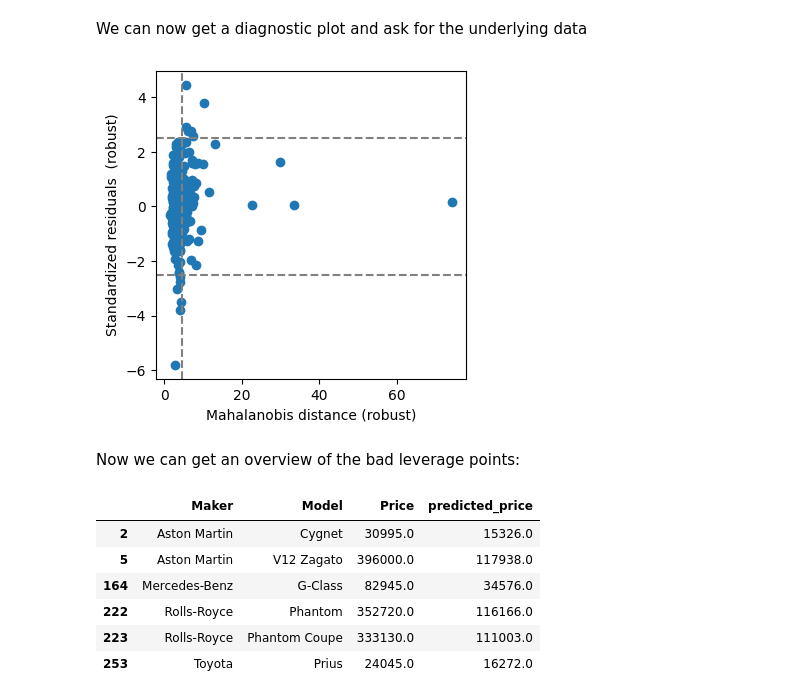
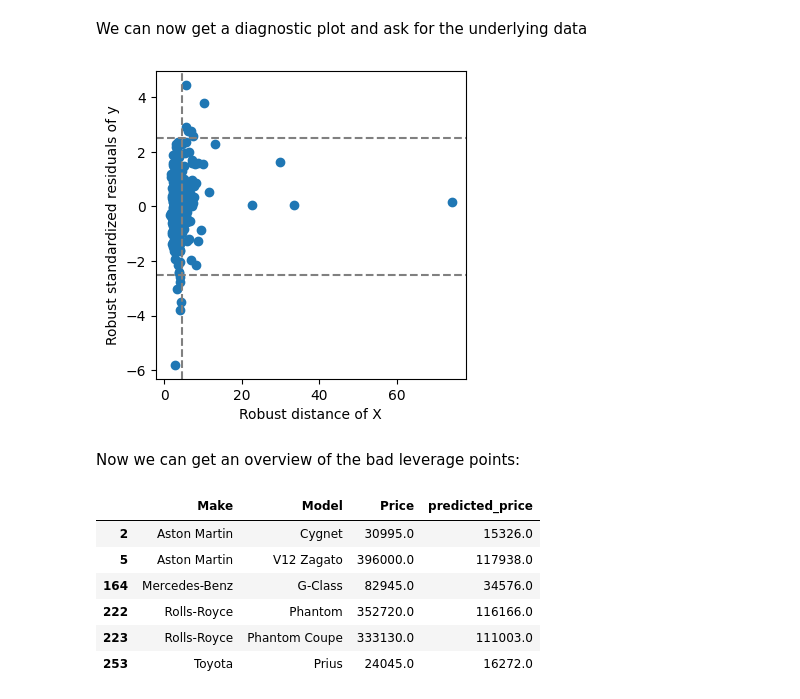
Before and after one commit to STAN-UAntwerp/robpy, a Jupyter notebook: docs/source/notebooks/topgear.ipynb, the cells around one changed output. Drawn from its saved outputs; the diff is of its cells as text; code cells hidden in the pictures.

Commit message:
refactor: rename h_size --> alpha, rename diagnostic_plot --> outlier_map, change figure axis labels,

```diff
--- a/docs/source/notebooks/topgear.ipynb
+++ b/docs/source/notebooks/topgear.ipynb
@@ -300,18 +300,18 @@ array([ 2.71338919e-01,  4.24224370e-01,  2.04835077e-01,  3.63925688e-02,
 # %% [markdown]
 We can now get a diagnostic plot and ask for the underlying data
 # %%
-resid, std_resid, distances, vt, ht = estimator.diagnostic_plot(X, y.to_numpy(), return_data=True)
+resid, std_resid, distances, vt, ht = estimator.outlier_map(X, y.to_numpy(), return_data=True)
 # %% [output]
-[figure, old version]
+[figure, new version]
 # %% [markdown]
 Now we can get an overview of the bad leverage points:
 # %%
 bad_leverage_idx = (np.abs(std_resid) > vt) & (distances > ht)
 data.data.loc[
-    clean_data2[bad_leverage_idx].index, ['Maker', 'Model', 'Price']
+    clean_data2[bad_leverage_idx].index, ['Make', 'Model', 'Price']
 ].assign(predicted_price=price_transformer.inverse_transform(estimator.predict(X.loc[bad_leverage_idx])).round())
 # %% [output]
-|  | Maker | Model | Price | predicted_price |
+|  | Make | Model | Price | predicted_price |
 | 2 | Aston Martin | Cygnet | 30995.0 | 15326.0 |
 | 5 | Aston Martin | V12 Zagato | 396000.0 | 117938.0 |
 | 164 | Mercedes-Benz | G-Class | 82945.0 | 34576.0 |
```
Also changed, not shown: parts of 10 cells of this notebook, 10 other files.
